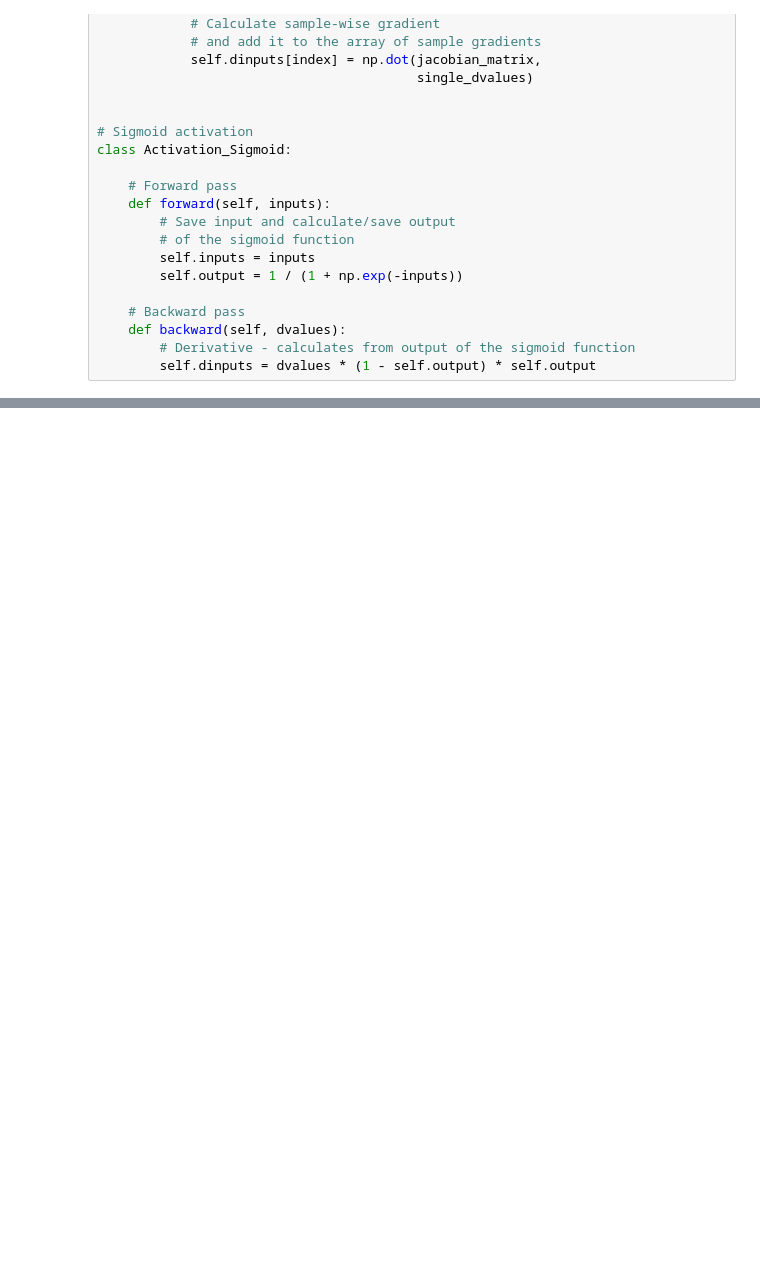
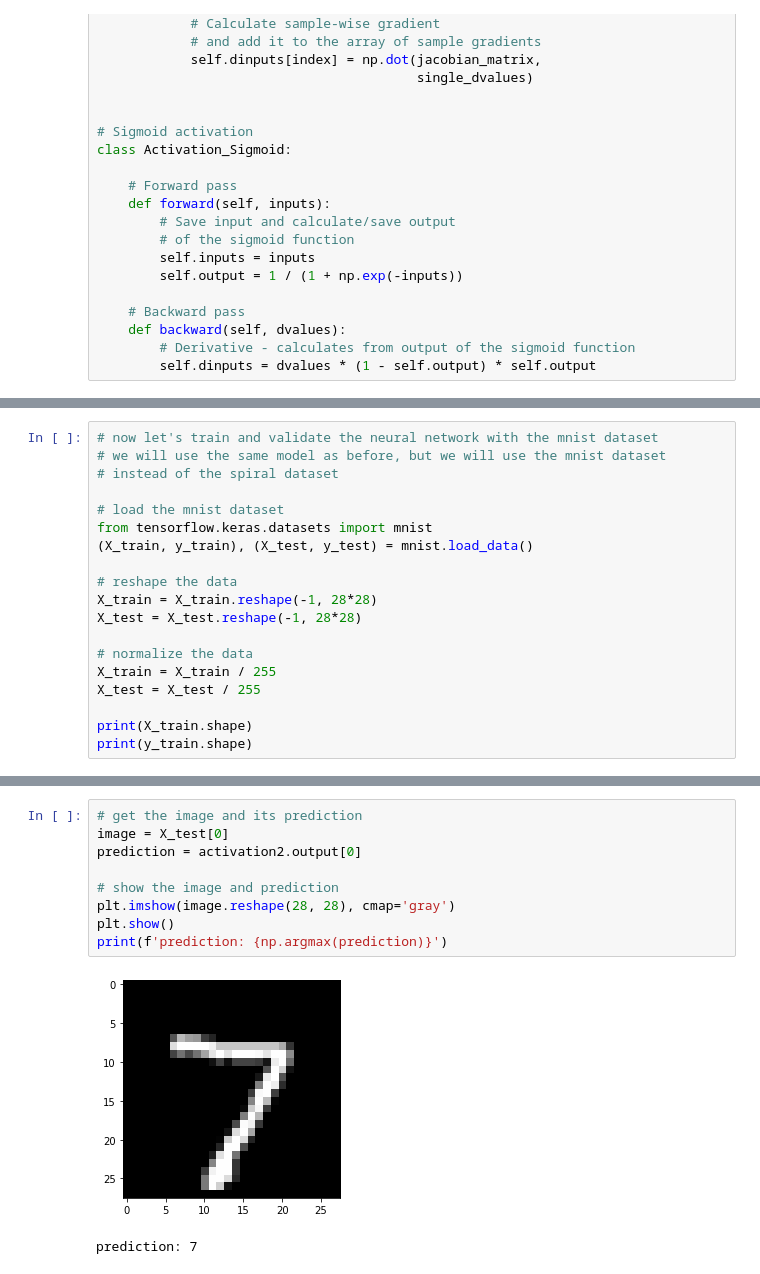
Before and after one commit to SerTze/NeuralNetworkFromScratch, a Jupyter notebook: NN_numpy.ipynb, the cells around one changed output, grey strips where cells are left out. Saved outputs shown, nothing was run; the diff lists cells and outputs as text; blank space fills up the shorter version.

Commit message:
Done testing the model on MNIST, markdowns to be completed

```diff
--- a/NN_numpy.ipynb
+++ b/NN_numpy.ipynb
@@ -498,0 +451,19 @@ validation, acc: 0.885, loss: 0.256
+# %%
+# now let's train and validate the neural network with the mnist dataset
+# we will use the same model as before, but we will use the mnist dataset
+# instead of the spiral dataset
+
+# load the mnist dataset
+from tensorflow.keras.datasets import mnist
+(X_train, y_train), (X_test, y_test) = mnist.load_data()
+
+# reshape the data
+X_train = X_train.reshape(-1, 28*28)
+X_test = X_test.reshape(-1, 28*28)
+
+# normalize the data
+X_train = X_train / 255
+X_test = X_test / 255
+
+print(X_train.shape)
+print(y_train.shape)
@@ -498,0 +553,12 @@ validation, acc: 0.885, loss: 0.256
+# %%
+# get the image and its prediction
+image = X_test[0]
+prediction = activation2.output[0]
+
+# show the image and prediction
+plt.imshow(image.reshape(28, 28), cmap='gray')
+plt.show()
+print(f'prediction: {np.argmax(prediction)}')
+# %% [output]
+[figure, added]
+prediction: 7
```
Also changed, not shown: parts of 13 cells of this notebook.
